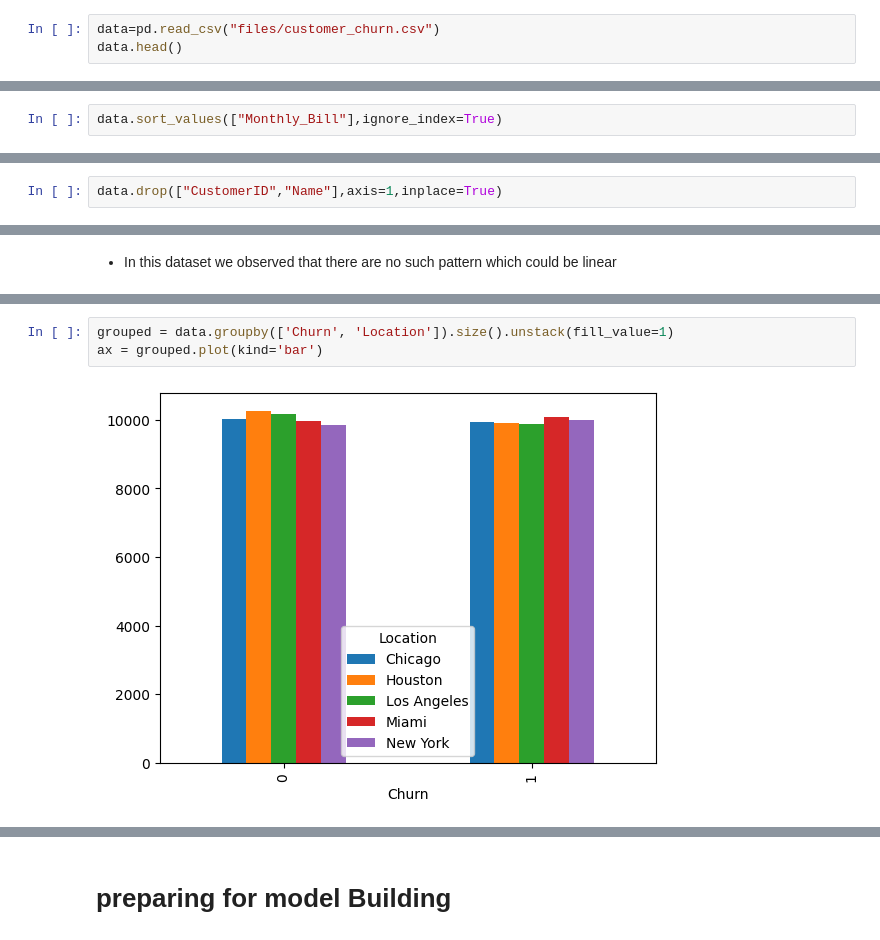
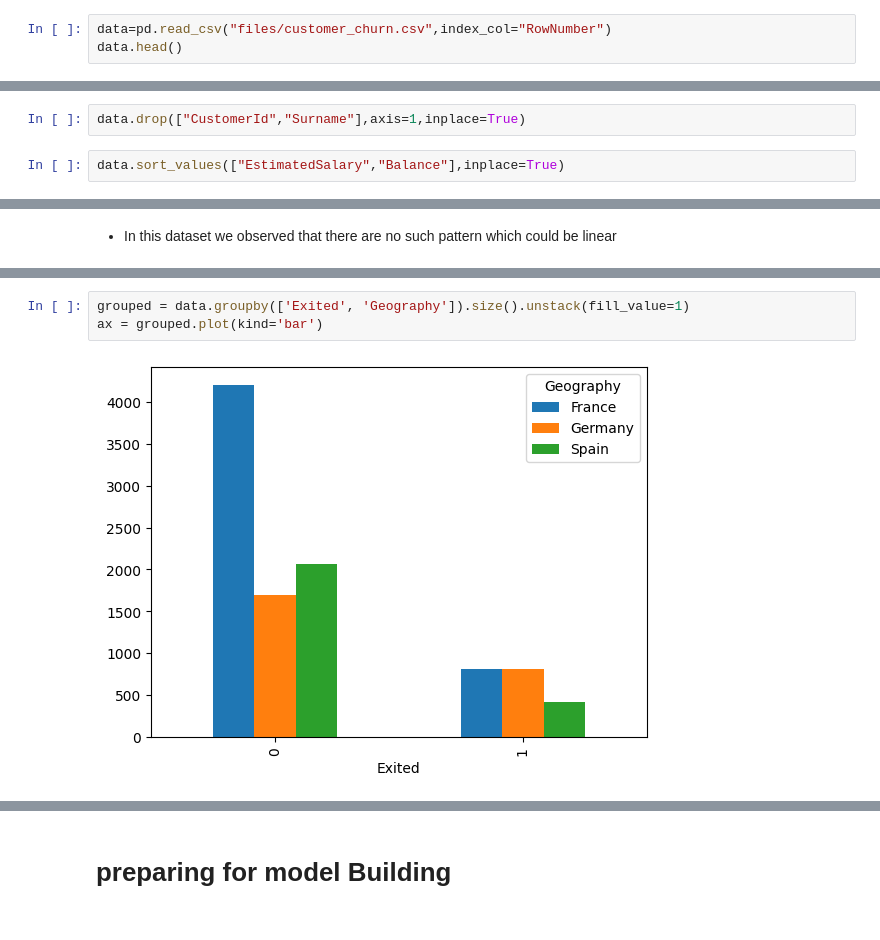
Before and after one commit to ravindra-pandey/machine_learning_projects, a Jupyter notebook: costomer_churn_prediction/main.ipynb, the cells around one changed output, grey strips where cells are left out. Drawn from its saved outputs; the diff is of its cells as text.

```diff
--- a/costomer_churn_prediction/main.ipynb
+++ b/costomer_churn_prediction/main.ipynb
@@ -28,6 +21,6 @@ BadZipFile: File is not a zip file
 # %% [markdown]
 # Reading and Reviewing the dataset
 # %%
-data=pd.read_csv("files/customer_churn.csv")
+data=pd.read_csv("files/customer_churn.csv",index_col="RowNumber")
 data.head()
 # %% [output]
@@ -89,2 +92,4 @@ array([17,  1,  5,  3, 19, 15, 10, 12, 20, 13,  8, 23,  2,  4, 18,  9, 14,
+# %%
+data.drop(["CustomerId","Surname"],axis=1,inplace=True)
 # %%
-data.sort_values(["Monthly_Bill"],ignore_index=True)
+data.sort_values(["EstimatedSalary","Balance"],inplace=True)
@@ -105,5 +96,3 @@ data.sort_values(["Monthly_Bill"],ignore_index=True)
-# %%
-data.drop(["CustomerID","Name"],axis=1,inplace=True)
 # %%
 data
 # %% [output]
@@ -132,5 +128,5 @@ ax = grouped.plot(kind='bar')
 # %%
-grouped = data.groupby(['Churn', 'Location']).size().unstack(fill_value=1)
+grouped = data.groupby(['Exited', 'Geography']).size().unstack(fill_value=1)
 ax = grouped.plot(kind='bar')
 # %% [output]
-[figure, old version]
+[figure, new version]
```
Also changed, not shown: parts of 23 cells of this notebook.
